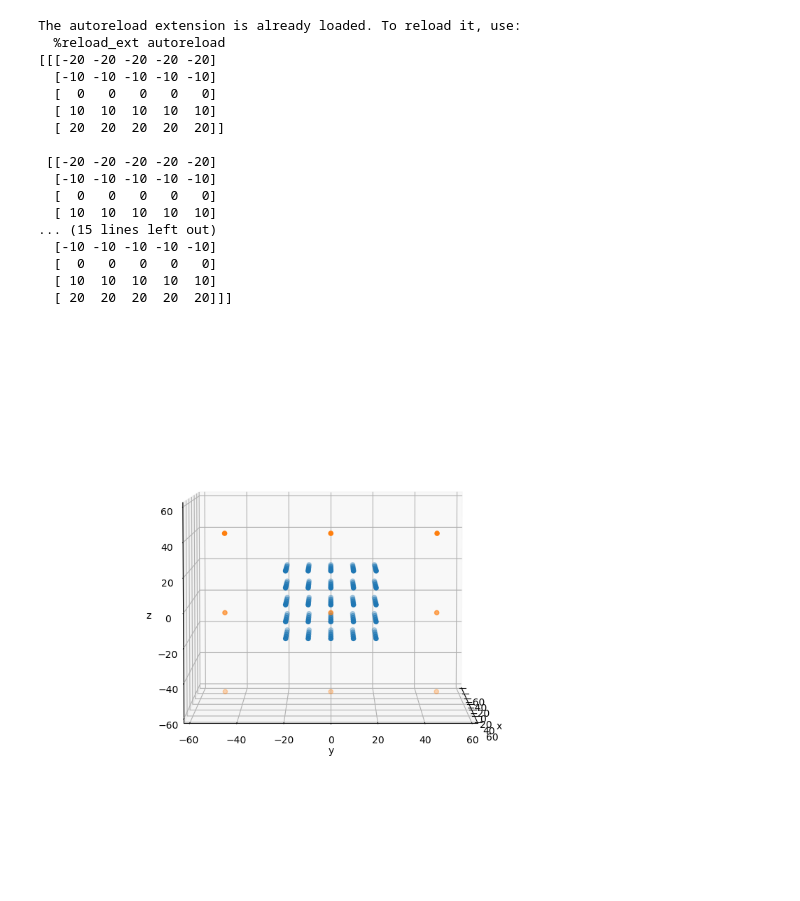
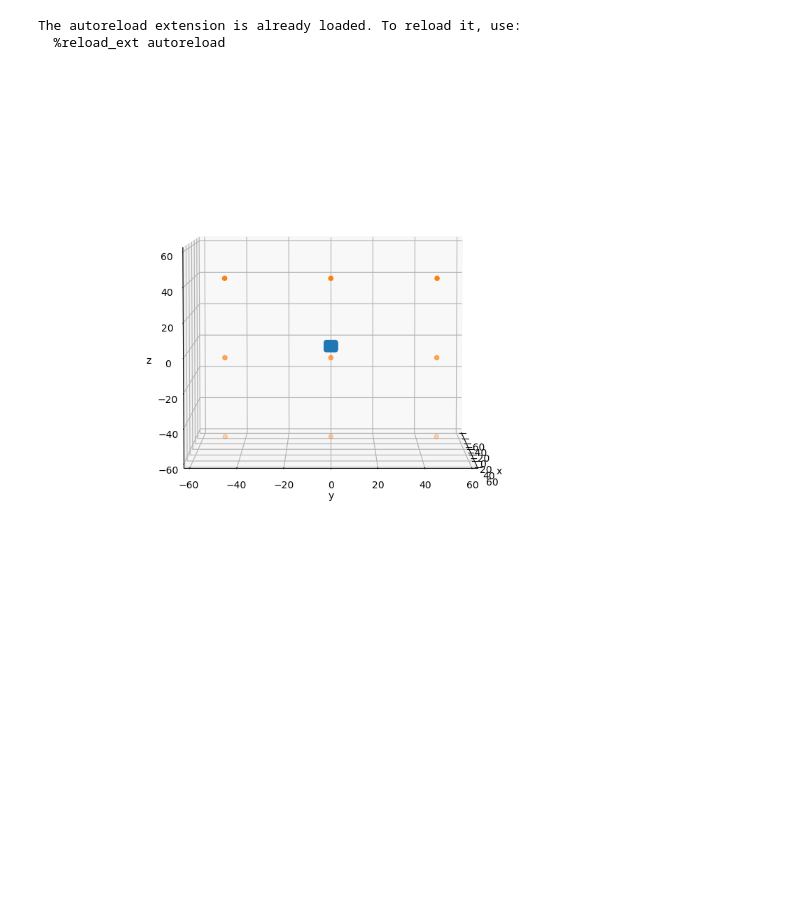
Before and after one commit to JipengSun/Light_Field_Reconstruct, a Jupyter notebook: Light_Field_Reconstruct.ipynb, the cells around one changed output. Drawn from its saved outputs; the diff is of its cells as text; code cells hidden in the pictures; blank space fills up the shorter version.

```diff
--- a/Light_Field_Reconstruct.ipynb
+++ b/Light_Field_Reconstruct.ipynb
@@ -16,7 +16,7 @@ s_offset_z = 0
 s_num_x = 5
 s_num_y = 5
 s_num_z = 5
-s_gap = 10
+s_gap = 1
 
 # Camera Settings
 c_offset_x = 60
@@ -33,50 +33,35 @@ ax = plt.axes(projection = '3d')
 
 # Data for a three-dimensional line
 # Sample
 xl,yl,zl = utility.generate_points_array(s_offset_x,s_offset_y,s_offset_z,s_num_x,s_num_y,s_num_z,s_gap)
 ax.scatter3D(xl, yl, zl)
-print(xl)
+#print(xl)
 
 # Camera
 xv,yv,zv = utility.generate_points_array(c_offset_x,c_offset_y,c_offset_z,c_num_x,c_num_y,c_num_z,c_gap)
 ax.scatter3D(xv, yv, zv, 'green')
 
 
 ax.set_xlabel('x')
 ax.set_ylabel('y')
 ax.set_zlabel('z')
 #ax.set(scaled = 'equal')
 ax.set_xlim(-60,60)
 ax.set_ylim(-60,60)
 ax.set_zlim(-60,60)
 #ax.set(xlim=(-40,40),ylim=(-40,40),zlim=(-40,40),option='equal')
 plt.autoscale(enable=False, axis='both', tight=None)
 ax.dist = 100
 
 delta_az, delta_el = utility.get_angles(60,0,5)
 
 ax.view_init(delta_el,delta_az)
 
 plt.show()
 # %% [output]
 The autoreload extension is already loaded. To reload it, use:
   %reload_ext autoreload
-[[[-20 -20 -20 -20 -20]
-  [-10 -10 -10 -10 -10]
-  [  0   0   0   0   0]
-  [ 10  10  10  10  10]
-  [ 20  20  20  20  20]]
-
- [[-20 -20 -20 -20 -20]
-  [-10 -10 -10 -10 -10]
-  [  0   0   0   0   0]
-  [ 10  10  10  10  10]
-... (15 lines left out)
-  [-10 -10 -10 -10 -10]
-  [  0   0   0   0   0]
-  [ 10  10  10  10  10]
-  [ 20  20  20  20  20]]]
-[figure, old version]
+[figure, new version]
 # %%
 %matplotlib auto
 print(yv)
```
Also changed, not shown: parts of 5 cells of this notebook, 1 other file.
